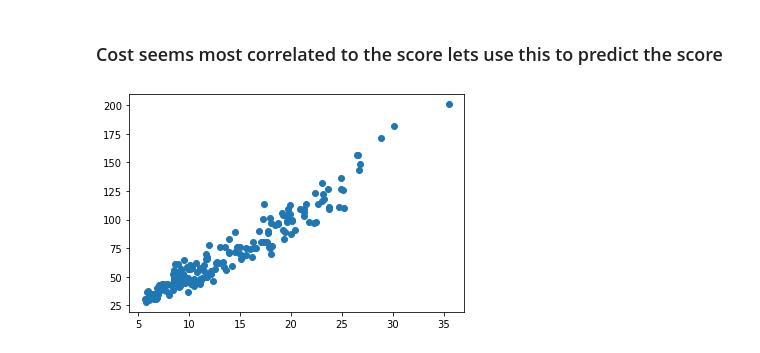
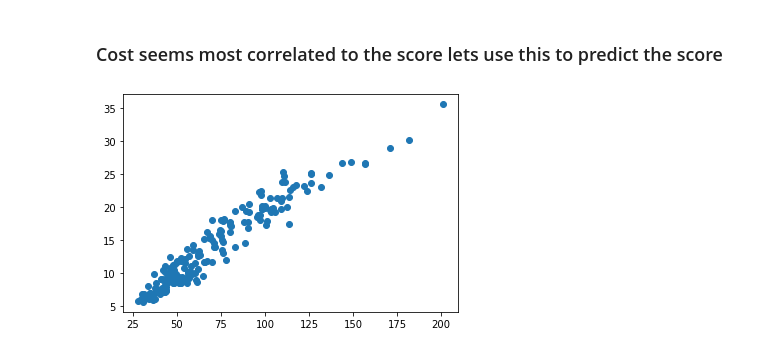
Before and after one commit to akollikonda/DS-Projects, a Jupyter notebook: notebooks/regression.ipynb, the cells around one changed output. Saved outputs shown, nothing was run; the diff lists cells and outputs as text; code cells hidden in the pictures.

```diff
--- a/notebooks/regression.ipynb
+++ b/notebooks/regression.ipynb
@@ -66,10 +67,10 @@ df.corr()
 # %% [markdown]
 ### Cost seems most correlated to the score lets use this to predict the score
 # %%
-plt.scatter(df['Score'],df['Cost'])
+plt.scatter(df['Cost'],df['Score'])
 plt.show()
 # %% [output]
-[figure, old version]
+[figure, new version]
 # %%
 X = df['Cost']
 y = df['Score']
```
Also changed, not shown: parts of 16 cells of this notebook, 3 other files.
